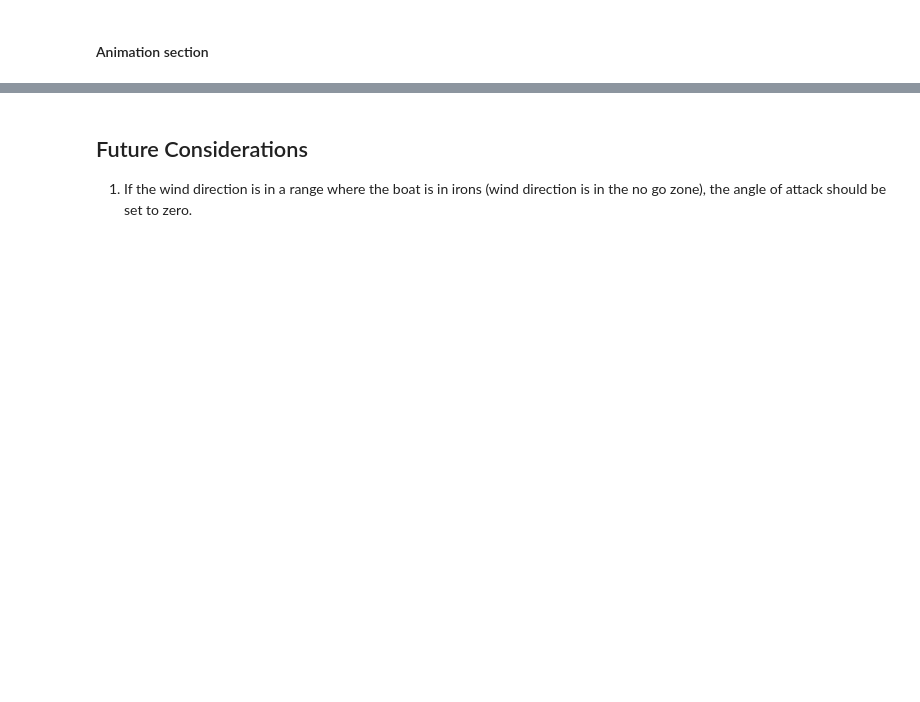
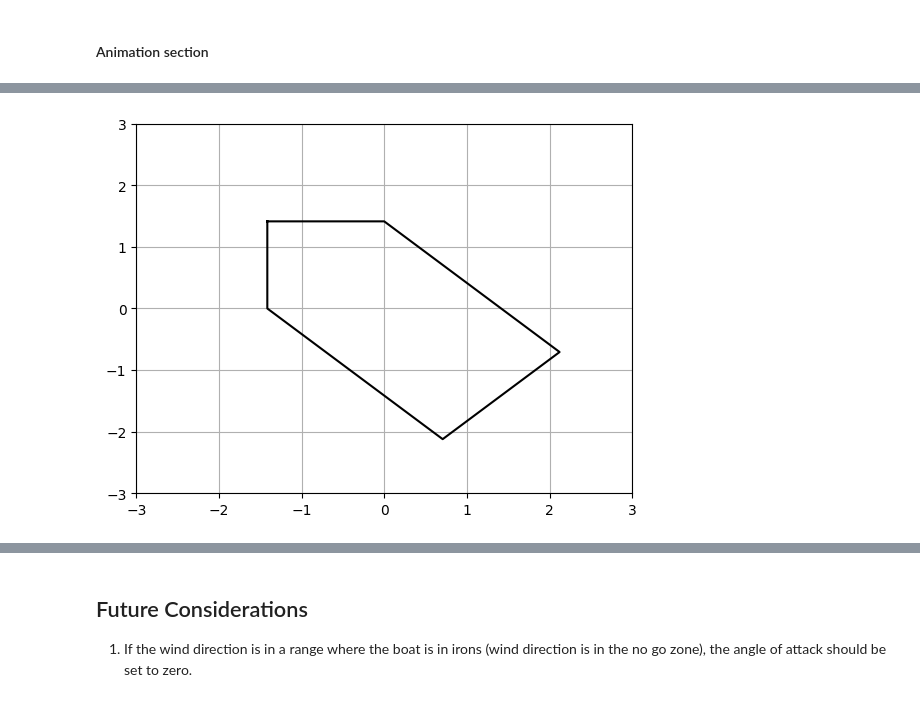
Before and after one commit to UBCSailbot/notebooks, a Jupyter notebook: controller/prototype_wingsail_controller.ipynb, the cells around one changed output, grey strips where cells are left out. Drawn from its saved outputs; the diff is of its cells as text; code cells hidden in the pictures; blank space fills up the shorter version.

Commit message:
Implement video visualization of wingsail controller

```diff
--- a/controller/prototype_wingsail_controller.ipynb
+++ b/controller/prototype_wingsail_controller.ipynb
@@ -462,0 +520,39 @@ KeyboardInterrupt:
+# %%
+class Shape2D:
+    def __init__(self, points):
+        self.points = np.array(points)
+
+    def scale(self, scalar):
+        return Shape2D(scalar * self.points)
+
+    def translate(self, translation):
+        return Shape2D(self.points + translation)
+
+    def rotate(self, theta, centroid):
+        theta = np.radians(theta)
+        rotation_matrix = np.array(
+            [[np.cos(theta), np.sin(theta)], [-np.sin(theta), np.cos(theta)]]
+        )
+        points = (self.points - centroid) @ rotation_matrix + centroid
+        return Shape2D(points)
+
+    def plot(self, ax=None):
+        if ax is None:
+            ax = plt.gca()
+        x = self.points[:, 0]
+        y = self.points[:, 1]
+        ax.plot(x, y, color="black")
+
+    @staticmethod
+    def plot_shapes(ax, *args):
+        for shape in args:
+            shape.plot(ax)
+# %%
+# Testing: Draw a boat and rotate it 45 degrees
+boat = Shape2D(np.array([[0, 2], [-1, 1], [-1, -2], [1, -2], [1, 1], [0, 2]]))
+boat.rotate(45, np.array([0, 0])).plot()
+plt.xlim(-3, 3)
+plt.ylim(-3, 3)
+plt.grid(True)
+# %% [output]
+[figure, added]
```
Also changed, not shown: parts of 11 cells of this notebook.
